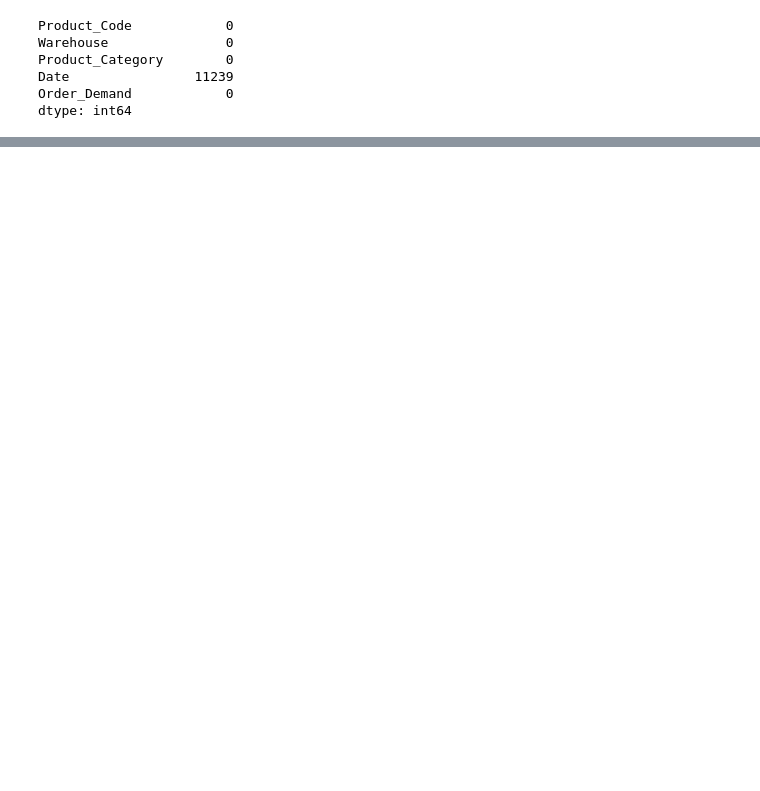
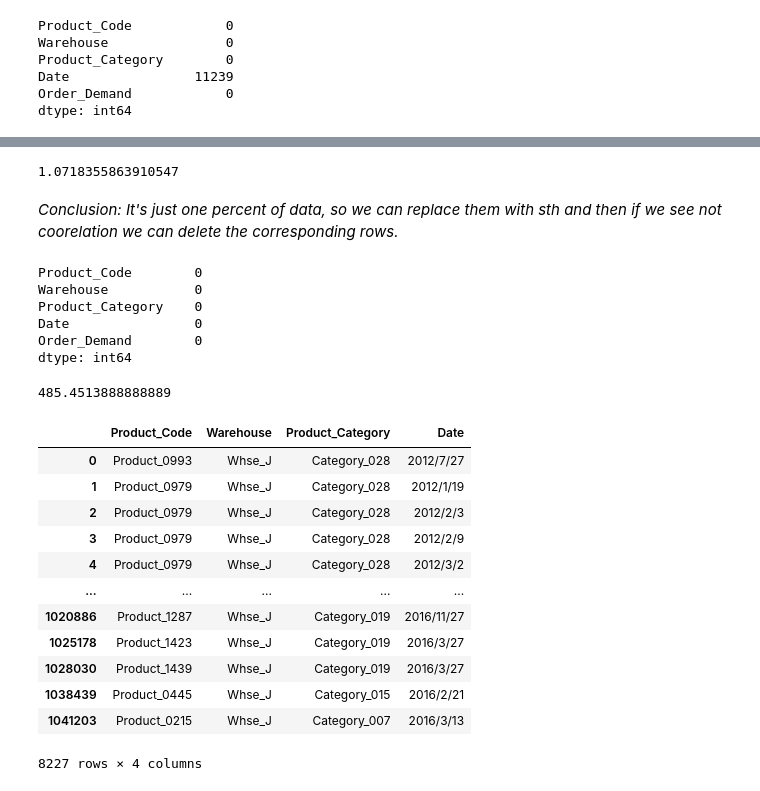
Before and after one commit to AlirezaHosseinii/ForecastsForProductDemand, a Jupyter notebook: forecastsforproductdemand.ipynb, the cells around one changed output, grey strips where cells are left out. Saved outputs shown, nothing was run; the diff lists cells and outputs as text; code cells hidden in the pictures; blank space fills up the shorter version.

```diff
--- a/forecastsforproductdemand.ipynb
+++ b/forecastsforproductdemand.ipynb
@@ -37 +82,8 @@ memory usage: 8.0+ MB
+# %%
+(df["Date"].isnull().sum() / df["Date"].size) * 100
+# %% [output]
+1.0718355863910547
+# %% [markdown]
+*Conclusion:
+It's just one percent of data, so we can replace them with sth and then if we see not coorelation we can delete the corresponding rows.*
 # %%
@@ -39,3 +91,33 @@ df.dropna(inplace=True)
+# %%
+df.isnull().sum()
+# %% [output]
+Product_Code        0
+Warehouse           0
+Product_Category    0
+Date                0
+Order_Demand        0
+dtype: int64
+# %%
+df["Product_Code"].value_counts().mean()
+# %% [output]
+485.4513888888889
+# %%
+grouped_df = X.grouaggregatepby("Date")
+grouped_df.head()
+# %% [output]
+|  | Product_Code | Warehouse | Product_Category | Date |
+| 0 | Product_0993 | Whse_J | Category_028 | 2012/7/27 |
+| 1 | Product_0979 | Whse_J | Category_028 | 2012/1/19 |
+| 2 | Product_0979 | Whse_J | Category_028 | 2012/2/3 |
+| 3 | Product_0979 | Whse_J | Category_028 | 2012/2/9 |
+| 4 | Product_0979 | Whse_J | Category_028 | 2012/3/2 |
+| ... | ... | ... | ... | ... |
+| 1020886 | Product_1287 | Whse_J | Category_019 | 2016/11/27 |
+| 1025178 | Product_1423 | Whse_J | Category_019 | 2016/3/27 |
+| 1028030 | Product_1439 | Whse_J | Category_019 | 2016/3/27 |
+| 1038439 | Product_0445 | Whse_J | Category_015 | 2016/2/21 |
+| 1041203 | Product_0215 | Whse_J | Category_007 | 2016/3/13 |
+8227 rows × 4 columns
 # %%
 X = df.drop(["Order_Demand"], axis = 1)
 Y = pd.DataFrame(df["Order_Demand"])
```
Also changed, not shown: parts of 17 cells of this notebook.
